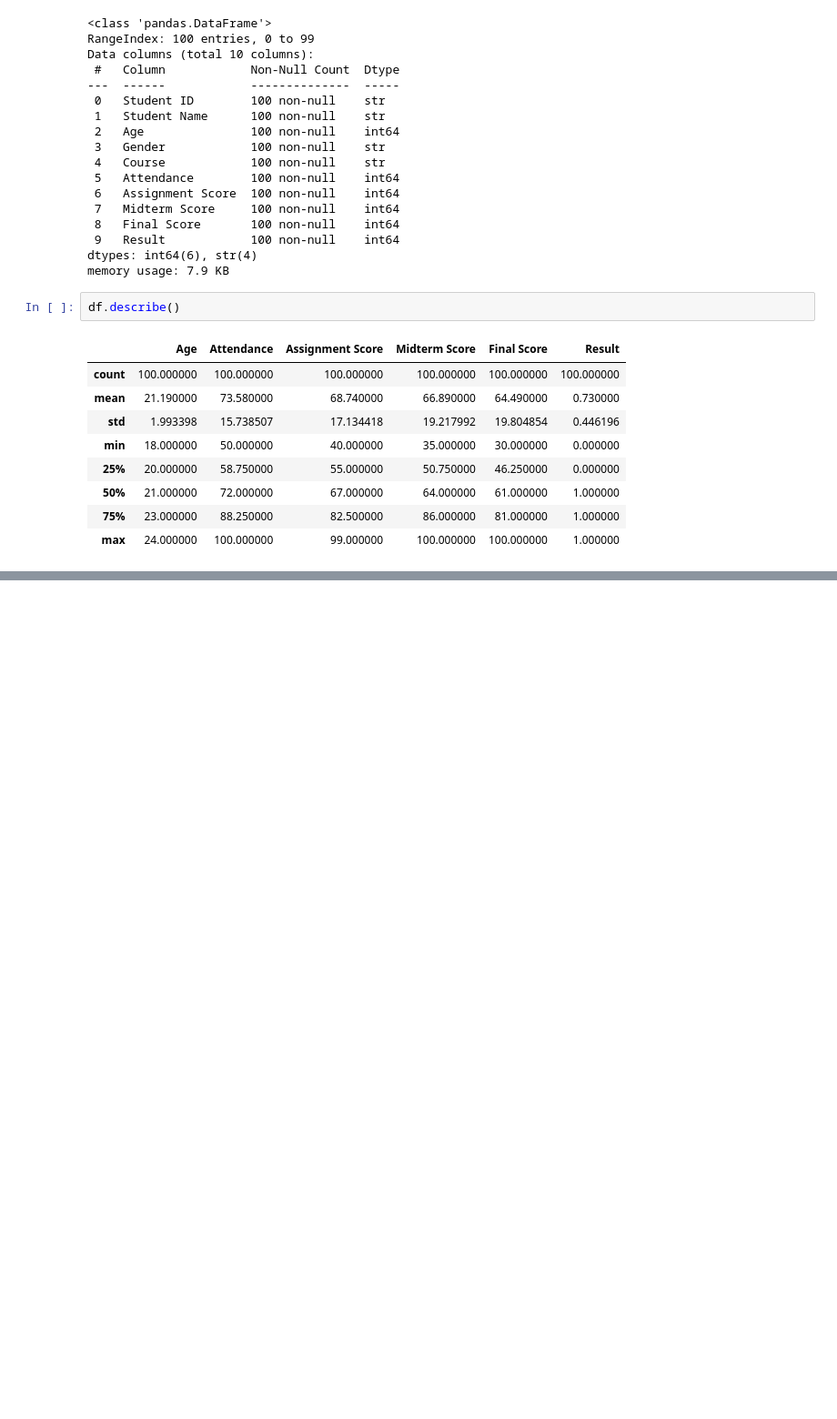
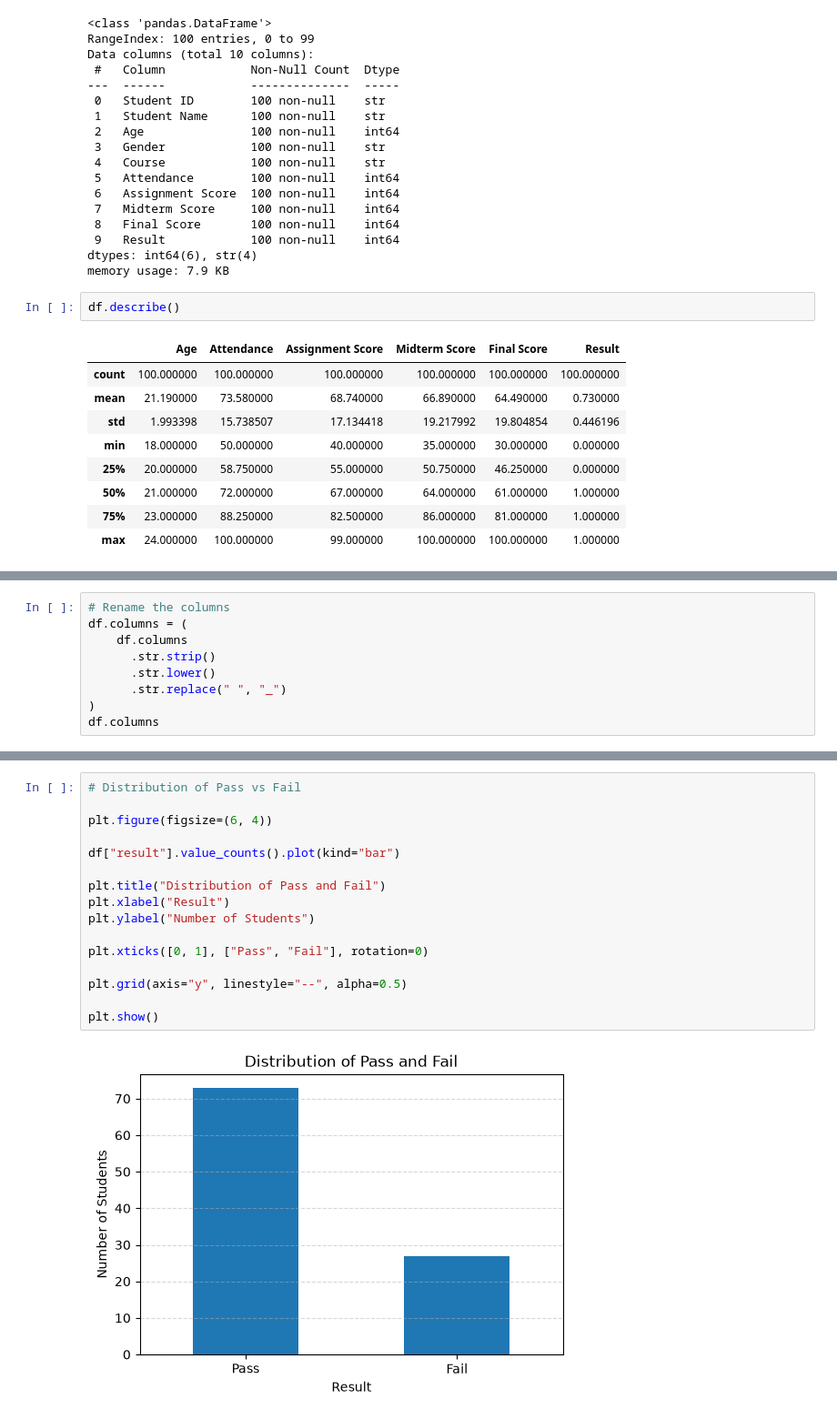
Before and after one commit to junaidramzan-ai-dev/HisabDo-AI-ML-Internship, a Jupyter notebook: Daily_Base_Tasks/day_04_student_performance_prediction/student_perfomance_prediction.ipynb, the cells around one changed output, grey strips where cells are left out. Shown at 91% size. Drawn from its saved outputs; the diff is of its cells as text; blank space fills up the shorter version.

```diff
--- a/Daily_Base_Tasks/day_04_student_performance_prediction/student_perfomance_prediction.ipynb
+++ b/Daily_Base_Tasks/day_04_student_performance_prediction/student_perfomance_prediction.ipynb
@@ -117,0 +152,9 @@ dtype: int64
+# %%
+# Rename the columns
+df.columns = (
+    df.columns
+      .str.strip()
+      .str.lower()
+      .str.replace(" ", "_")
+)
+df.columns
@@ -117,0 +347,18 @@ dtype: int64
+# %%
+# Distribution of Pass vs Fail
+
+plt.figure(figsize=(6, 4))
+
+df["result"].value_counts().plot(kind="bar")
+
+plt.title("Distribution of Pass and Fail")
+plt.xlabel("Result")
+plt.ylabel("Number of Students")
+
+plt.xticks([0, 1], ["Pass", "Fail"], rotation=0)
+
+plt.grid(axis="y", linestyle="--", alpha=0.5)
+
+plt.show()
+# %% [output]
+[figure, added]
```
Also changed, not shown: parts of 30 cells of this notebook.
